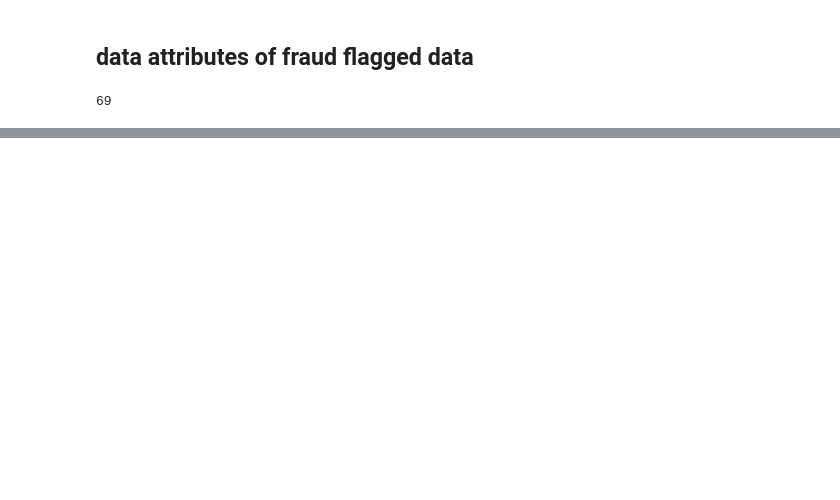
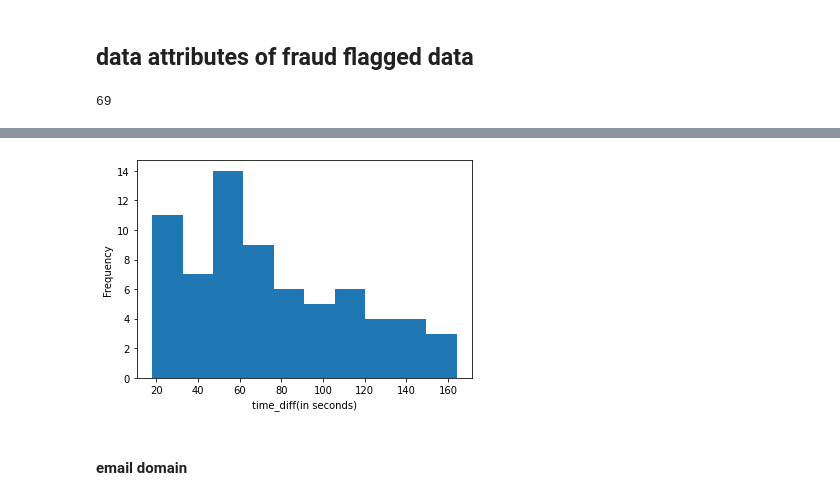
Before and after one commit to erniechen30825/fraud_detection, a Jupyter notebook: EDA.ipynb, the cells around one changed output, grey strips where cells are left out. Saved outputs shown, nothing was run; the diff lists cells and outputs as text; code cells hidden in the pictures; blank space fills up the shorter version.

```diff
--- a/EDA.ipynb
+++ b/EDA.ipynb
@@ -91,0 +135,8 @@ len(fraud_only) #should be 69
+# %%
+fraud_only['time_diff'].astype('timedelta64[s]').plot.hist()
+plt.xlabel("time_diff(in seconds)")
+plt.show()
+# %% [output]
+[figure, added]
+# %% [markdown]
+#### email domain
```
Also changed, not shown: parts of 33 cells of this notebook.
